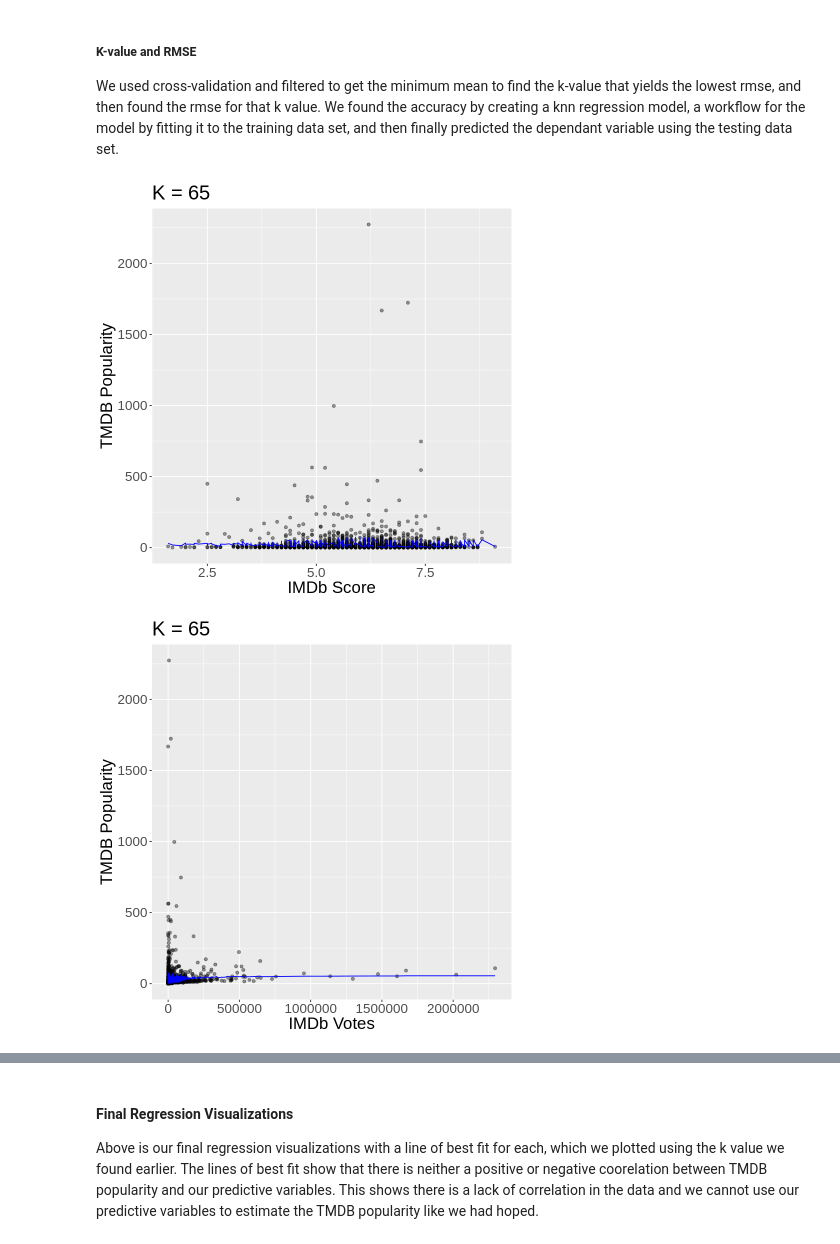
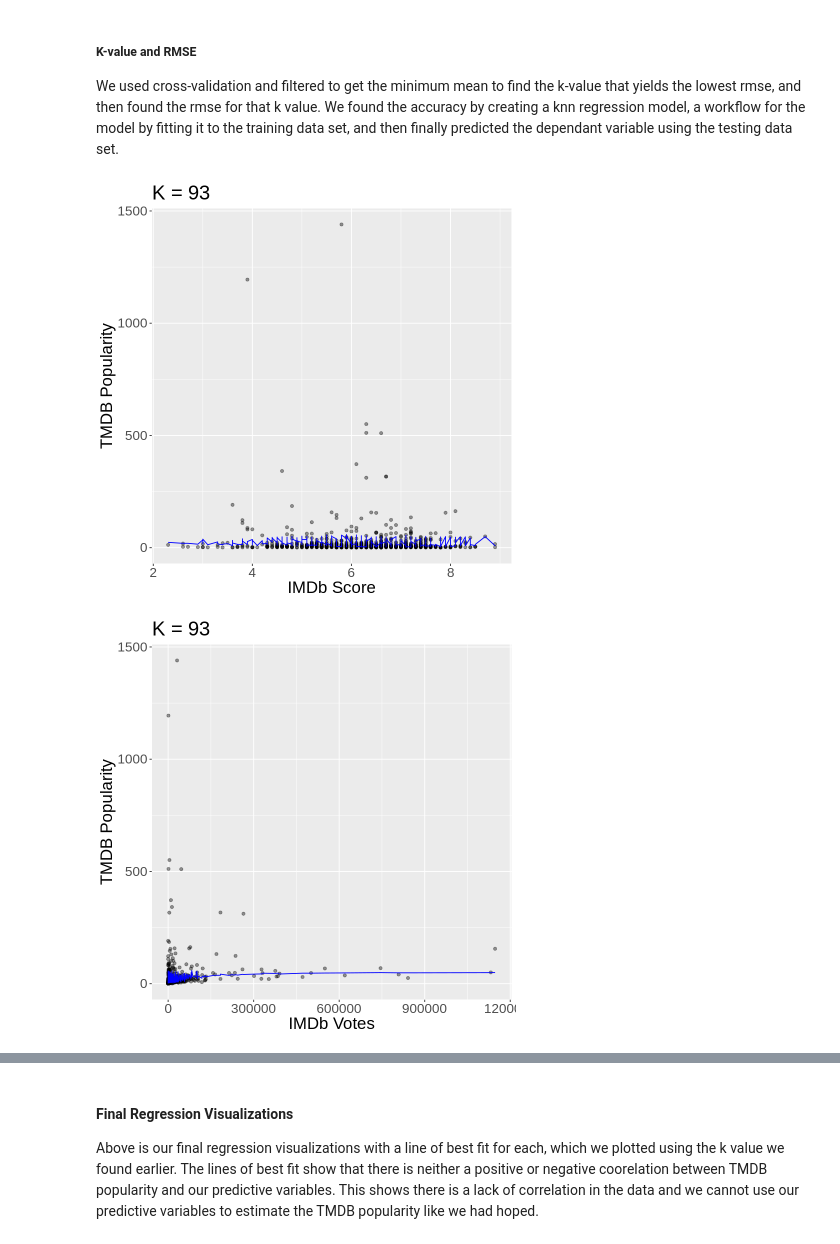
Before and after one commit to sm020402/dsci-100-2022w1-group-98, a Jupyter notebook: project_proposal/report.ipynb, the cells around one changed output, grey strips where cells are left out. Cells and saved outputs as stored; diff of their text form; code cells hidden in the pictures.

Commit message:
change to testing and add set seed again

```diff
--- a/project_proposal/report.ipynb
+++ b/project_proposal/report.ipynb
@@ -373,36 +356,36 @@ We used cross-validation and filtered to get the minimum mean to find the k-valu
 options(repr.plot.width = 7, repr.plot.height = 7)
 
 titles_preds <- titles_best_fit |>
-                predict(titles_training) |>
-                bind_cols(titles_training)
+                predict(titles_testing) |>
+                bind_cols(titles_testing)
 
 titles_plot_iscore <- ggplot(titles_preds, aes(x = imdb_score, y = tmdb_popularity)) +
             geom_point(alpha = 0.4) +
             xlab("IMDb Score") +
             ylab("TMDB Popularity") +
             geom_line(data = titles_preds, aes(x = imdb_score, y = .pred), color = "blue") +
             ggtitle(paste0("K = ", k_min)) +
             theme(text = element_text(size = 20))
 
 titles_plot_ivotes <- ggplot(titles_preds, aes(x = imdb_votes, y = tmdb_popularity)) +
             geom_point(alpha = 0.4) +
             xlab("IMDb Votes") +
             ylab("TMDB Popularity") +
             geom_line(data = titles_preds, aes(x = imdb_votes, y = .pred), color = "blue") +
             ggtitle(paste0("K = ", k_min)) +
             theme(text = element_text(size = 20))
 
 titles_plot_tscore <- ggplot(titles_preds, aes(x = tmdb_score, y = tmdb_popularity)) +
             geom_point(alpha = 0.4) +
             xlab("TMDB Score") +
             ylab("TMDB Popularity") +
             geom_line(data = titles_preds, aes(x = tmdb_score, y = .pred), color = "blue") +
             ggtitle(paste0("K = ", k_min)) +
             theme(text = element_text(size = 20))
 
 titles_plot_iscore
 titles_plot_ivotes
 titles_plot_tscore
 # %% [output]
-[figure, old version]
+[figure, new version]
-[figure, old version]
+[figure, new version]
```
Also changed, not shown: parts of 7 cells of this notebook.
